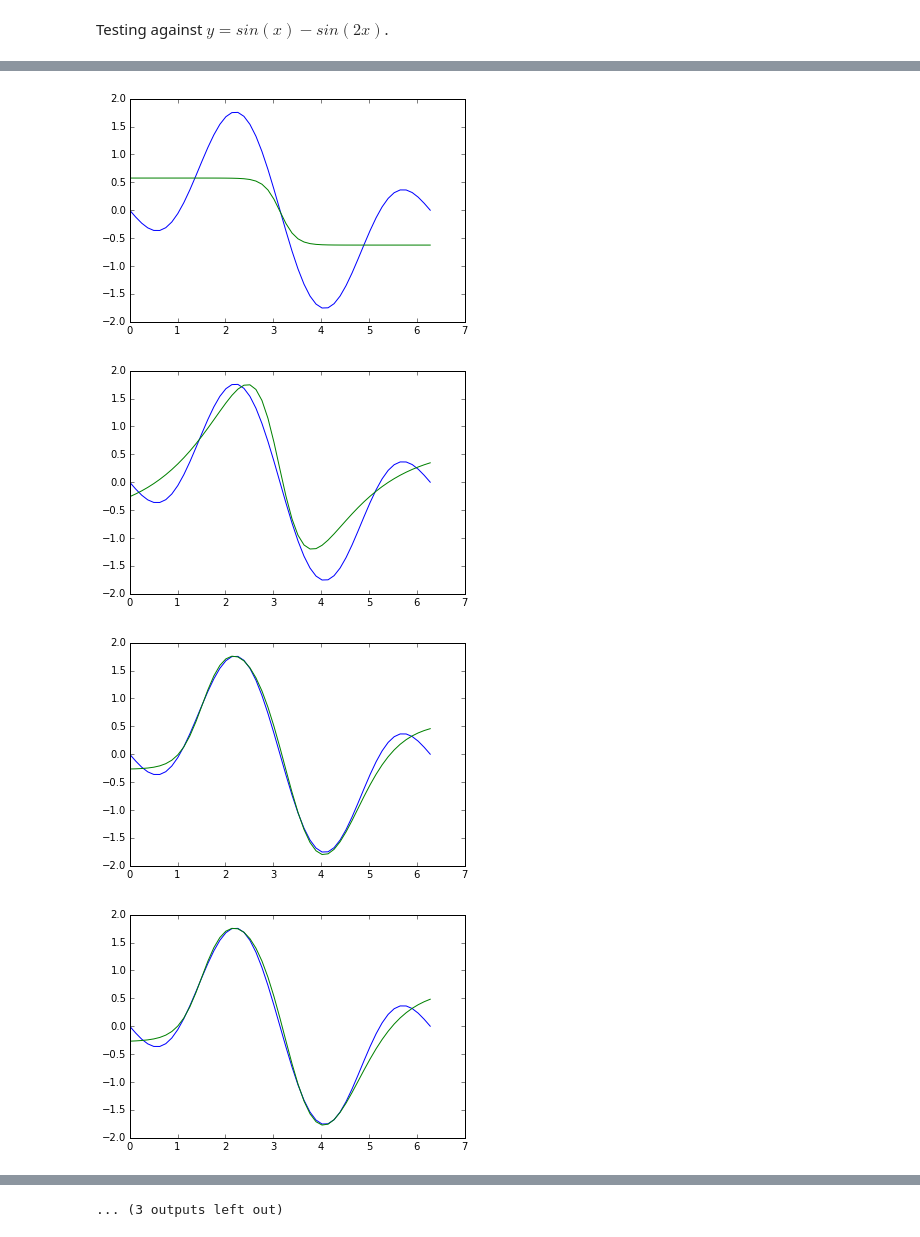
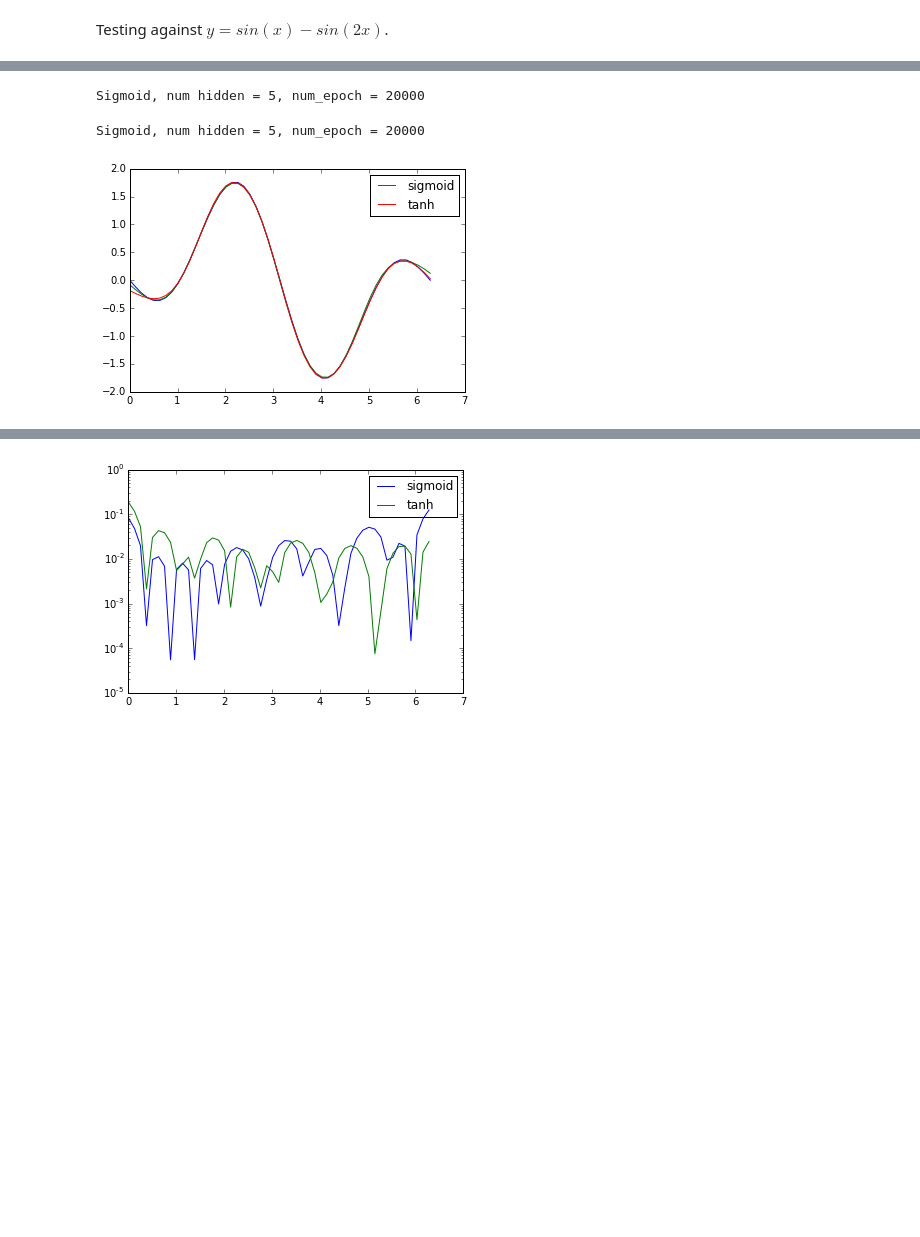
Before and after one commit to kgage/FIDANET, a Jupyter notebook: NNet testing.ipynb, the cells around one changed output, grey strips where cells are left out. Cells and saved outputs as stored; diff of their text form; code cells hidden in the pictures; blank space fills up the shorter version.

Commit message:
epoch and sigmoid vs tanh

```diff
--- a/NNet testing.ipynb
+++ b/NNet testing.ipynb
@@ -61,7 +61,7 @@ t_label = np.sin(t_data) - np.sin(2*t_data)
 batch_size = 1
 #Evaluation data
 e_data = np.array([1,2,3])
-e_label = np.array([np.sin(1)-np.sin(2),np.sin(2)-np.sin(4),np.sin(3)-np.sin(6)])
+e_label = np.sin([1,2,3]) - np.sin([2,4,6])
 #
 train_iter = mx.io.NDArrayIter(t_data,t_label, batch_size, shuffle=True,label_name='lin_reg_label')
 eval_iter = mx.io.NDArrayIter(e_data, e_label, batch_size, shuffle=False)
@@ -72,7 +72,6 @@ Y = mx.symbol.Variable('lin_reg_label')
 x = np.linspace(0,2*np.pi,51)
 y = np.sin(x) - np.sin(2*x)
 # %%
-preds = []
 for i in range(1,16):
     #Requires use of an activation layer in order to avoid just being a straight line
     fc1  = mx.sym.FullyConnected(data=X, name='fc1', num_hidden = i)
@@ -90,4 +89,7 @@ for i in range(1,16):
                 optimizer_params={'learning_rate':0.005, 'momentum': 0.9},
                 num_epoch=1000,
                 batch_end_callback = mx.callback.Speedometer(batch_size, 2))
-    preds.append(model.predict(mx.io.NDArrayIter(x)).asnumpy())
+    print('Sigmoid, num hidden = {}'.format(i))
+    plt.plot(x,y)
+    plt.plot(x,model.predict(mx.io.NDArrayIter(x)).asnumpy())
+    plt.show()
@@ -94,10 +170,49 @@ for i in range(1,16):
+# %%
+#Requires use of an activation layer in order to avoid just being a straight line
+fc1  = mx.sym.FullyConnected(data=X, name='fc1', num_hidden = 10)
+act = mx.sym.Activation(data = fc1, act_type = 'sigmoid')
+#Final layer must have num_hidden = shape of labels
+fc2  = mx.sym.FullyConnected(data=act, name='fc2', num_hidden = 1)
+lro = mx.sym.LinearRegressionOutput(data=fc2, label=Y, name="lro")
+#
+model = mx.mod.Module(
+    symbol = lro ,
+    data_names=['data'],
+    label_names = ['lin_reg_label'])
+#
+model.fit(train_iter, eval_iter,
+            optimizer_params={'learning_rate':0.005, 'momentum': 0.9},
+            num_epoch=20000,
+            batch_end_callback = mx.callback.Speedometer(batch_size, 2))
+print('Sigmoid, num hidden = 5, num_epoch = 20000')
+ysig = model.predict(mx.io.NDArrayIter(x)).asnumpy()
+# %% [output]
+Sigmoid, num hidden = 5, num_epoch = 20000
+# %%
+fc1  = mx.sym.FullyConnected(data=X, name='fc1', num_hidden = 10)
+act = mx.sym.Activation(data = fc1, act_type = 'sigmoid')
+#Final layer must have num_hidden = shape of labels
+fc2  = mx.sym.FullyConnected(data=act, name='fc2', num_hidden = 1)
+lro = mx.sym.LinearRegressionOutput(data=fc2, label=Y, name="tanh")
+#
+model = mx.mod.Module(
+    symbol = lro ,
+    data_names=['data'],
+    label_names = ['lin_reg_label'])
+#
+model.fit(train_iter, eval_iter,
+            optimizer_params={'learning_rate':0.005, 'momentum': 0.9},
+            num_epoch=20000,
+            batch_end_callback = mx.callback.Speedometer(batch_size, 2))
+print('Sigmoid, num hidden = 5, num_epoch = 20000')
+ytan = model.predict(mx.io.NDArrayIter(x)).asnumpy()
+# %% [output]
+Sigmoid, num hidden = 5, num_epoch = 20000
 # %%
-for pred in preds:
-    plt.plot(x,y)
-    plt.plot(x,pred)
-    plt.show()
+plt.plot(x,y)
+plt.plot(x,ysig, label = 'sigmoid')
+plt.plot(x,ytan, label = 'tanh')
+plt.legend()
+plt.show()
 # %% [output]
-[figure, old version]
+[figure, new version]
-[figure, removed]
-[figure, removed]
-[figure, removed]
@@ -112 +219,8 @@ for pred in preds:
-... (3 outputs left out)
+# %%
+#Error
+plt.semilogy(x,np.abs(np.transpose(ysig)[0]-y), label = 'sigmoid')
+plt.semilogy(x,np.abs(np.transpose(ytan)[0]-y), label = 'tanh')
+plt.legend()
+plt.show()
+# %% [output]
+[figure, added]
```
Also changed, not shown: parts of 7 cells of this notebook.
